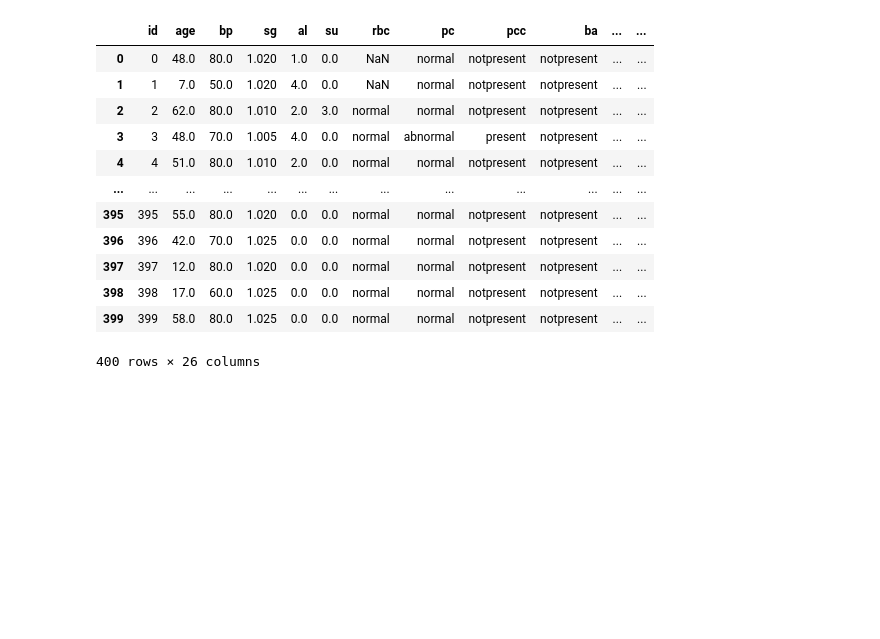
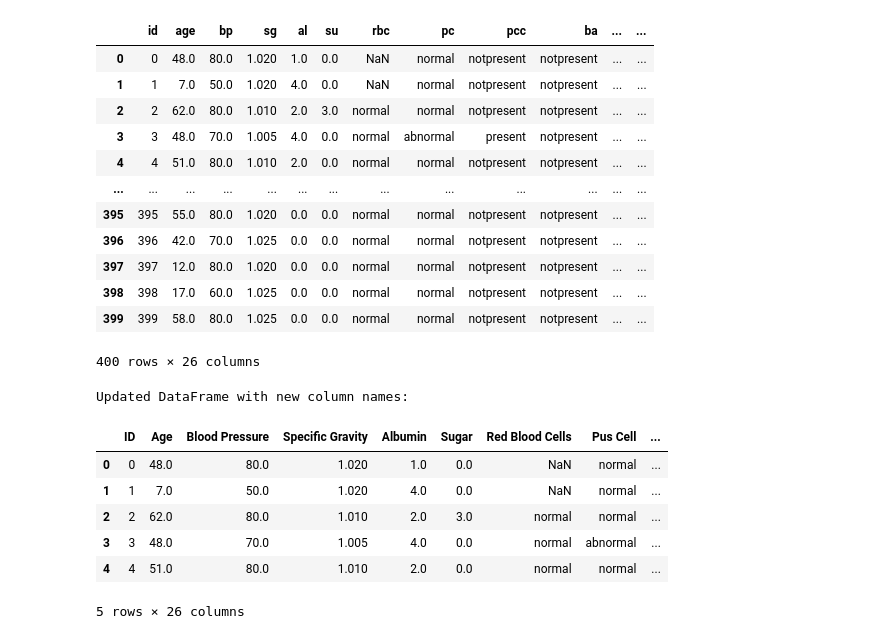
Before and after one commit to abshilpa/Chronic-Kidney-Disease-Data-Science-Project, a Jupyter notebook: MSC_Final_project_CKD.ipynb, the cells around one changed output. Saved outputs shown, nothing was run; the diff lists cells and outputs as text; code cells hidden in the pictures; blank space fills up the shorter version.

```diff
--- a/MSC_Final_project_CKD.ipynb
+++ b/MSC_Final_project_CKD.ipynb
@@ -44,3 +44,26 @@ CKD_Data
 | 398 | 398 | 17.0 | 60.0 | 1.025 | 0.0 | 0.0 | normal | normal | notpresent | notpresent | ... | ... |
 | 399 | 399 | 58.0 | 80.0 | 1.025 | 0.0 | 0.0 | normal | normal | notpresent | notpresent | ... | ... |
 400 rows × 26 columns
+# %%
+# Define the standard column names in the same order as they appear in the CKD_Data DataFrame
+CKD_Data.columns = [
+    'ID', 'Age', 'Blood Pressure', 'Specific Gravity', 'Albumin', 'Sugar',
+    'Red Blood Cells', 'Pus Cell', 'Pus Cell Clumps', 'Bacteria',
+    'Blood Glucose Random', 'Blood Urea', 'Serum Creatinine', 'Sodium',
+    'Potassium', 'Hemoglobin', 'Packed Cell Volume', 'White Blood Cell Count',
+    'Red Blood Cell Count', 'Hypertension', 'Diabetes Mellitus', 'Coronary Artery Disease',
+    'Appetite', 'Pedal Edema', 'Anemia', 'Classification'
+]
+
+# Displaying the updated CKD_Data DataFrame with new column names
+print("Updated DataFrame with new column names:")
+CKD_Data.head()
+# %% [output]
+Updated DataFrame with new column names:
+|  | ID | Age | Blood Pressure | Specific Gravity | Albumin | Sugar | Red Blood Cells | Pus Cell | ... |
+| 0 | 0 | 48.0 | 80.0 | 1.020 | 1.0 | 0.0 | NaN | normal | ... |
+| 1 | 1 | 7.0 | 50.0 | 1.020 | 4.0 | 0.0 | NaN | normal | ... |
+| 2 | 2 | 62.0 | 80.0 | 1.010 | 2.0 | 3.0 | normal | normal | ... |
+| 3 | 3 | 48.0 | 70.0 | 1.005 | 4.0 | 0.0 | normal | abnormal | ... |
+| 4 | 4 | 51.0 | 80.0 | 1.010 | 2.0 | 0.0 | normal | normal | ... |
+5 rows × 26 columns
```
Also changed, not shown: parts of 5 cells of this notebook.
